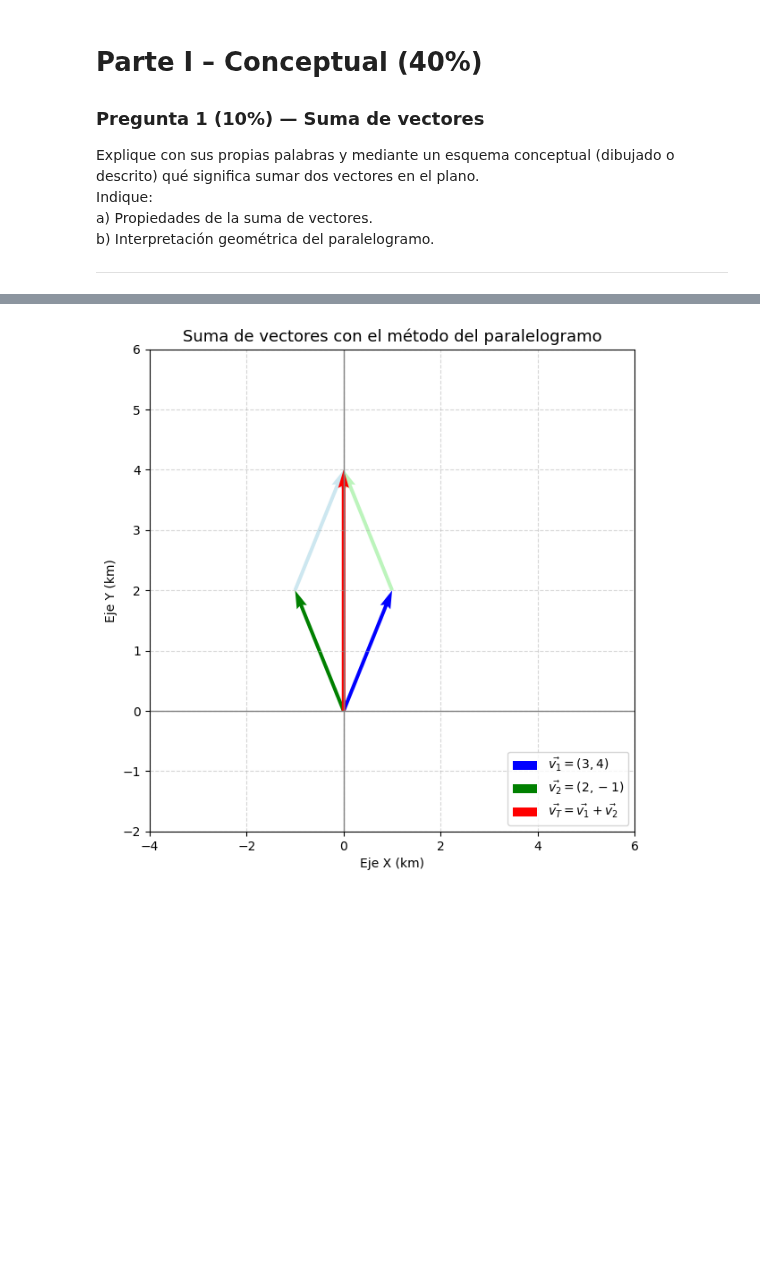
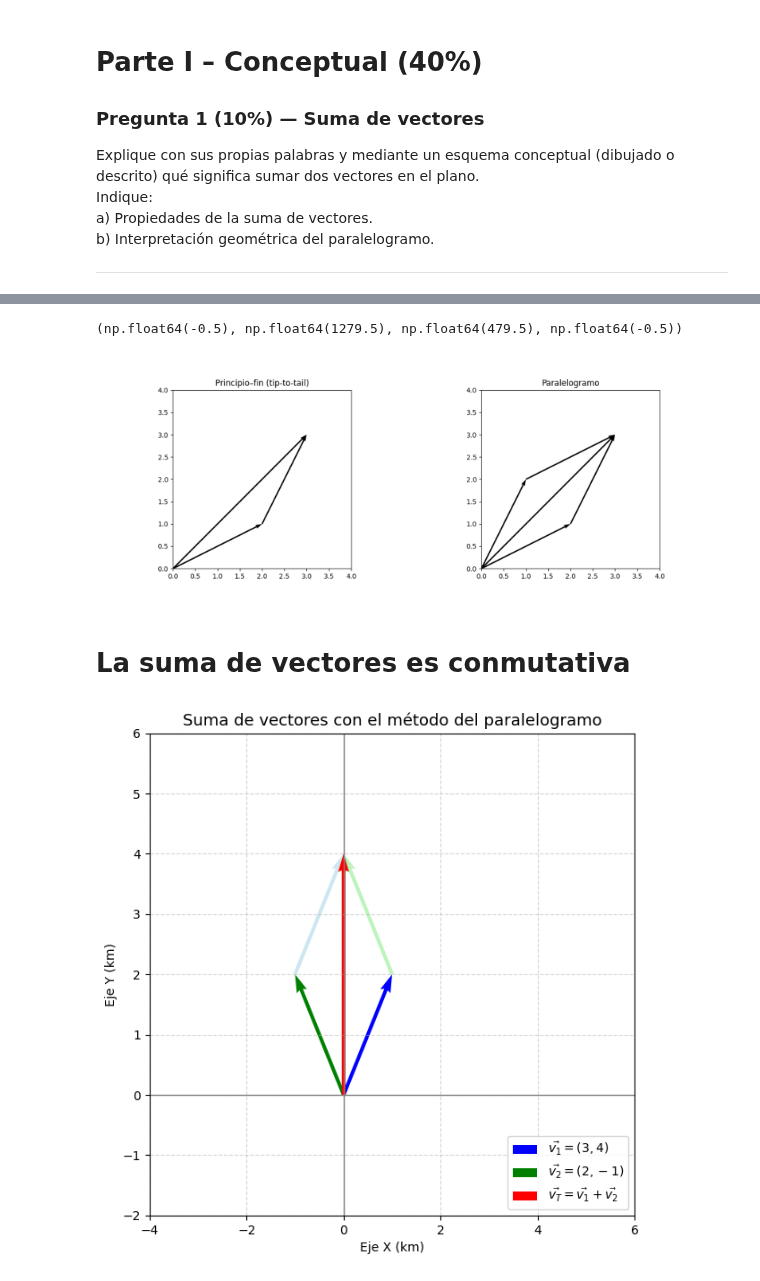
Before and after one commit to marco-canas/vector_geometry_and_linear_algebra, a Jupyter notebook: 2_planificacion/3_evaluacion/4_parciales/2_parcial/Parcial_Geometria_Vectorial_1.ipynb, the cells around one changed output, grey strips where cells are left out. Cells and saved outputs as stored; diff of their text form; code cells hidden in the pictures; blank space fills up the shorter version.

```diff
--- a/2_planificacion/3_evaluacion/4_parciales/2_parcial/Parcial_Geometria_Vectorial_1.ipynb
+++ b/2_planificacion/3_evaluacion/4_parciales/2_parcial/Parcial_Geometria_Vectorial_1.ipynb
@@ -35,3 +35,58 @@ b) Interpretación geométrica del paralelogramo.
+# %%
+import matplotlib.pyplot as plt
+import numpy as np
+from PIL import Image
+
+# Create two separate figures and save them temporarily
+# Vector definitions
+v1 = np.array([2, 1])
+v2 = np.array([1, 2])
+
+# First plot: tip-to-tail addition
+fig1 = plt.figure()
+plt.quiver(0, 0, v1[0], v1[1], angles='xy', scale_units='xy', scale=1)
+plt.quiver(v1[0], v1[1], v2[0], v2[1], angles='xy', scale_units='xy', scale=1, color='black')
+sum_vec = v1 + v2
+plt.quiver(0, 0, sum_vec[0], sum_vec[1], angles='xy', scale_units='xy', scale=1)
+plt.xlim(0, 4)
+plt.ylim(0, 4)
+plt.gca().set_aspect('equal', adjustable='box')
+plt.title("Principio–fin (tip-to-tail)")
+fig1.savefig('/mnt/data/plot1.png')
+plt.close(fig1)
+
+# Second plot: parallelogram method
+fig2 = plt.figure()
+plt.quiver(0, 0, v1[0], v1[1], angles='xy', scale_units='xy', scale=1)
+plt.quiver(0, 0, v2[0], v2[1], angles='xy', scale_units='xy', scale=1)
+plt.quiver(v2[0], v2[1], v1[0], v1[1], angles='xy', scale_units='xy', scale=1)
+plt.quiver(v1[0], v1[1], v2[0], v2[1], angles='xy', scale_units='xy', scale=1)
+plt.quiver(0, 0, sum_vec[0], sum_vec[1], angles='xy', scale_units='xy', scale=1)
+plt.xlim(0, 4)
+plt.ylim(0, 4)
+plt.gca().set_aspect('equal', adjustable='box')
+plt.title("Paralelogramo")
+fig2.savefig('/mnt/data/plot2.png')
+plt.close(fig2)
+
+# Load and concatenate the images horizontally
+img1 = Image.open('/mnt/data/plot1.png')
+img2 = Image.open('/mnt/data/plot2.png')
+combined_width = img1.width + img2.width
+combined_height = max(img1.height, img2.height)
+combined = Image.new('RGB', (combined_width, combined_height))
+combined.paste(img1, (0, 0))
+combined.paste(img2, (img1.width, 0))
+
+# Display combined image
+plt.figure(figsize=(10, 5))
+plt.imshow(combined)
+plt.axis('off')
+# %% [output]
+(np.float64(-0.5), np.float64(1279.5), np.float64(479.5), np.float64(-0.5))
+[figure, added]
+# %% [markdown]
+# La suma de vectores es conmutativa
 # %%
 # %% Representación gráfica de la suma de vectores con el método del paralelogramo
 import matplotlib.pyplot as plt
```
Also changed, not shown: parts of 12 cells of this notebook, 3 other files.
